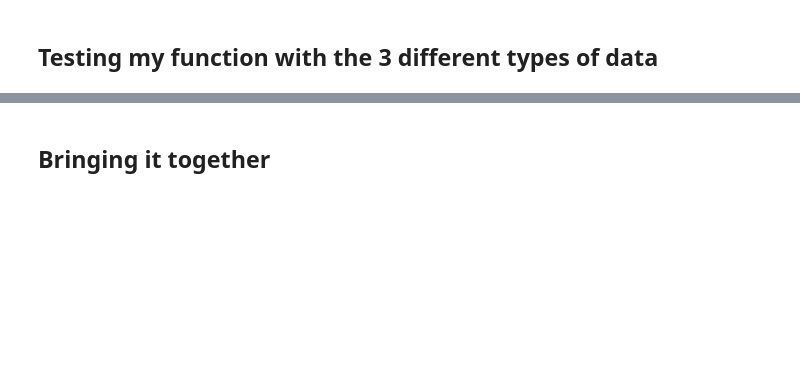
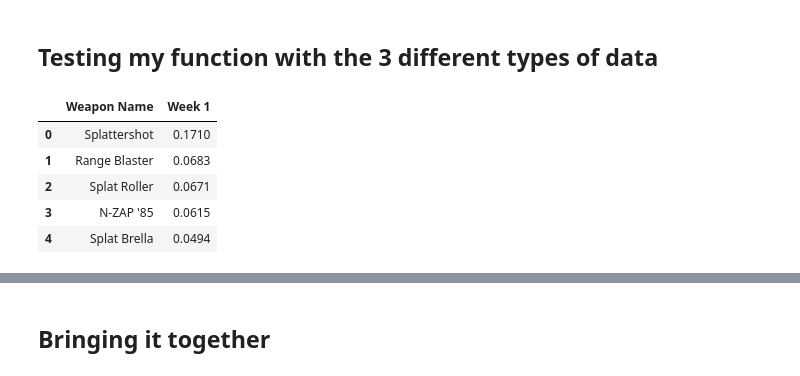
Before and after one commit to Rokushou/Splatoon2_Meta_EDA, a Jupyter notebook: Pipeline.ipynb, the cells around one changed output, grey strips where cells are left out. Saved outputs shown, nothing was run; the diff lists cells and outputs as text; code cells hidden in the pictures; blank space fills up the shorter version.

```diff
--- a/Pipeline.ipynb
+++ b/Pipeline.ipynb
@@ -19,7 +19,7 @@ import re
 ## A function to read my csvs, devoloped through EDA detailed below
 # %%
 def splatoon_csv(filename, n, skip = 1, percent = False):
-    out = pd.read_csv('data/' + filename, skiprows = skip)
+    out = pd.read_csv('data/raw/' + filename, skiprows = skip)
 
     # set name of distribution based on week starting 10/28 to 11/3
     name = 'Week ' + str(n)
@@ -155,6 +176,13 @@ test.head()
 # %% [markdown]
 ## Testing my function with the 3 different types of data
 # %%
-df1 = splatoon_csv('10_28-11_3.csv', 1, 0, True)
+df1 = splatoon_csv('Week 1 10_28-11_3.csv', 1, 0, True)
 df1.head()
+# %% [output]
+|  | Weapon Name | Week 1 |
+| 0 | Splattershot | 0.1710 |
+| 1 | Range Blaster | 0.0683 |
+| 2 | Splat Roller | 0.0671 |
+| 3 | N-ZAP '85 | 0.0615 |
+| 4 | Splat Brella | 0.0494 |
 # %%
```
Also changed, not shown: parts of 9 cells of this notebook.
